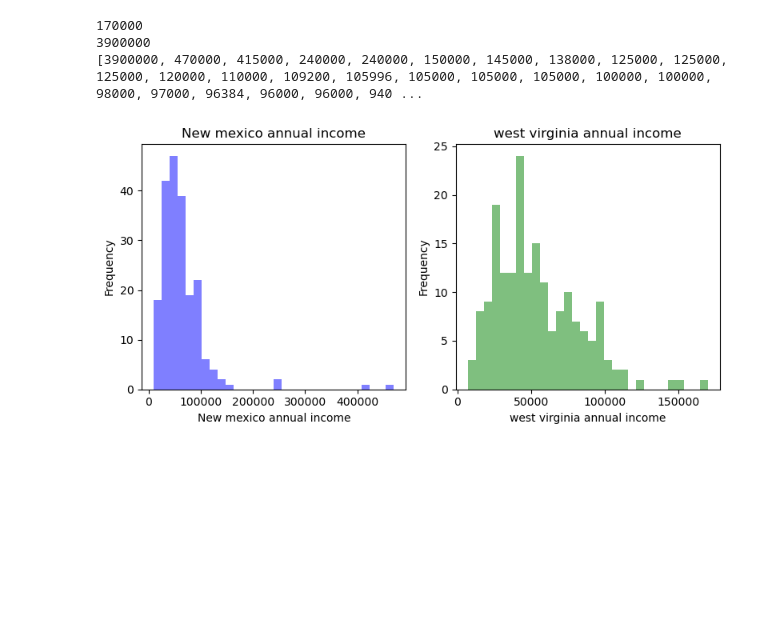
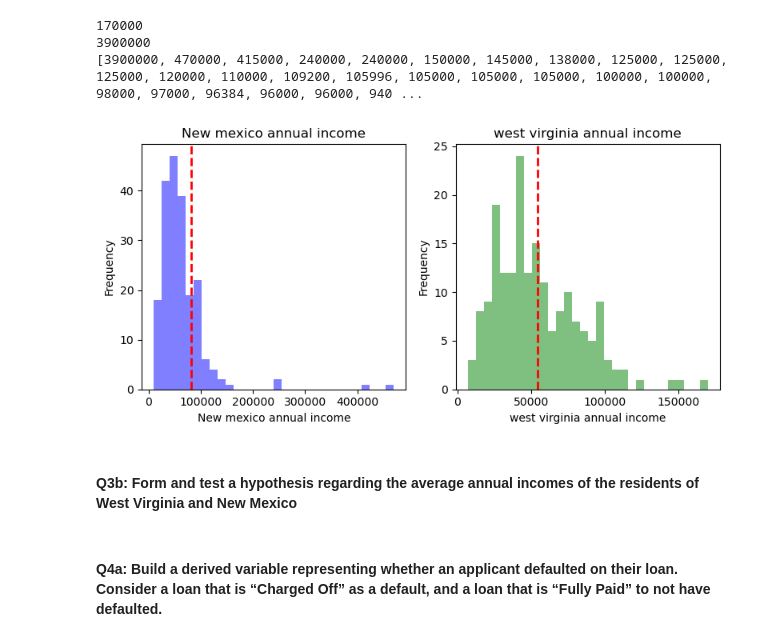
Before and after one commit to shashikumar2010s/AT-T, a Jupyter notebook: EDA.ipynb, the cells around one changed output. Saved outputs shown, nothing was run; the diff lists cells and outputs as text; code cells hidden in the pictures; blank space fills up the shorter version.

```diff
--- a/EDA.ipynb
+++ b/EDA.ipynb
@@ -244,7 +244,7 @@ loan_stat_df['annual_inc'] = grouped
 grouped_app = loan_stat_df.groupby('addr_state').agg({'annual_inc': 'mean', 'addr_state': 'count'})
 
 # rename columns for clarity
-grouped_app = grouped_app.rename(columns={'annual_inc': 'Avg Annual Income', 'addr_state': 'Row Counts'})
+grouped_app = grouped_app.rename(columns={'annual_inc': 'Avg Annual Income', 'addr_state': 'Number of Applicants'})
 
 # display the grouped dataframe
 display(grouped_app)
@@ -317,25 +319,27 @@ print(NM_inc_list_int)
 # %%
 import matplotlib.pyplot as plt
 
 # Create a 1x2 grid of subplots
 fig, axs = plt.subplots(1, 2, figsize=(8, 4))
 
 # Plot the first histogram
 axs[0].hist(NM_inc_list_int[1:], bins=30, alpha=0.5, color='blue')
+axs[0].axvline(grouped_app_wv_nm.loc['NM']['Avg Annual Income'], color='r', linestyle='dashed', linewidth=2)
 axs[0].set_title('New mexico annual income')
 axs[0].set_xlabel('New mexico annual income')
 axs[0].set_ylabel('Frequency')
 
 # Plot the second histogram
 axs[1].hist(WV_inc_list_int, bins=30, alpha=0.5, color='green')
+axs[1].axvline(grouped_app_wv_nm.loc['WV']['Avg Annual Income'], color='r', linestyle='dashed', linewidth=2)
 axs[1].set_title('west virginia annual income')
 axs[1].set_xlabel('west virginia annual income')
 axs[1].set_ylabel('Frequency')
 
 # Adjust the layout of the subplots
 plt.tight_layout()
 
 # Show the plot
 plt.show()
 # %% [output]
-[figure, old version]
+[figure, new version]
@@ -343,0 +346,4 @@ loan_amnt	funded_amnt
+# %% [markdown]
+#### Q3b: Form and test a hypothesis regarding the average annual incomes of the residents of West Virginia and New Mexico
+# %% [markdown]
+#### Q4a: Build a derived variable representing whether an applicant defaulted on their loan. Consider a loan that is “Charged Off” as a default, and a loan that is “Fully Paid” to not have defaulted.
```
Also changed, not shown: parts of 24 cells of this notebook.
